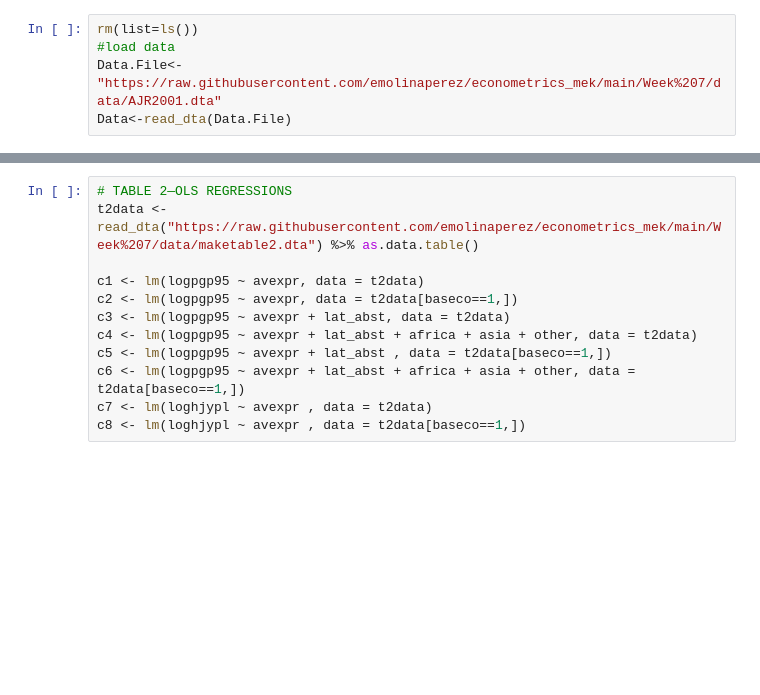
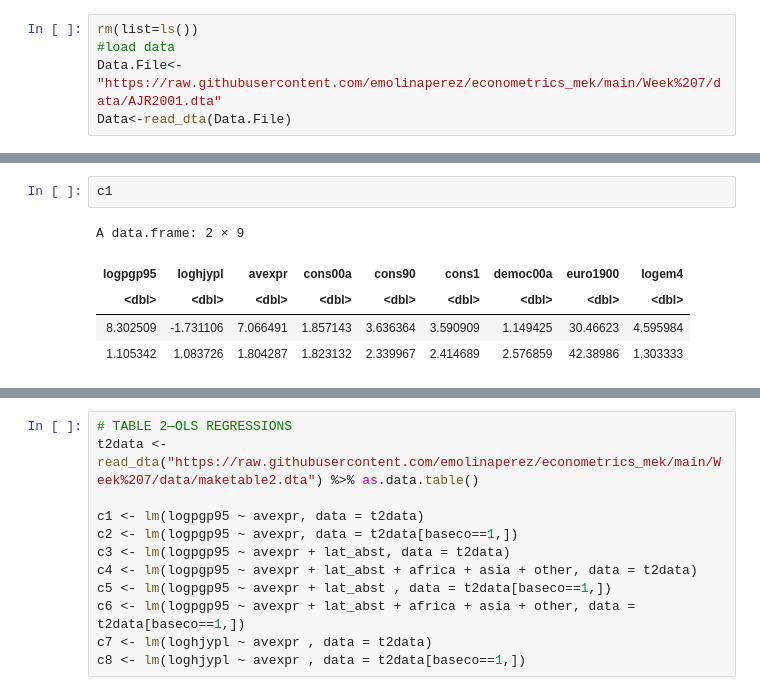
Before and after one commit to emolinaperez/econometrics_mek, a Jupyter notebook: Week 7/R/Week7_Lab.ipynb, the cells around one changed output, grey strips where cells are left out. Cells and saved outputs as stored; diff of their text form; blank space fills up the shorter version.

```diff
--- a/Week 7/R/Week7_Lab.ipynb
+++ b/Week 7/R/Week7_Lab.ipynb
@@ -130,0 +199,8 @@ stats_by_mortality <- function(dt, variables) {
+# %%
+c1
+# %% [output]
+A data.frame: 2 × 9
+| logpgp95 | loghjypl | avexpr | cons00a | cons90 | cons1 | democ00a | euro1900 | logem4 |
+| <dbl> | <dbl> | <dbl> | <dbl> | <dbl> | <dbl> | <dbl> | <dbl> | <dbl> |
+| 8.302509 | -1.731106 | 7.066491 | 1.857143 | 3.636364 | 3.590909 | 1.149425 | 30.46623 | 4.595984 |
+| 1.105342 | 1.083726 | 1.804287 | 1.823132 | 2.339967 | 2.414689 | 2.576859 | 42.38986 | 1.303333 |
```
Also changed, not shown: parts of 49 cells of this notebook.
